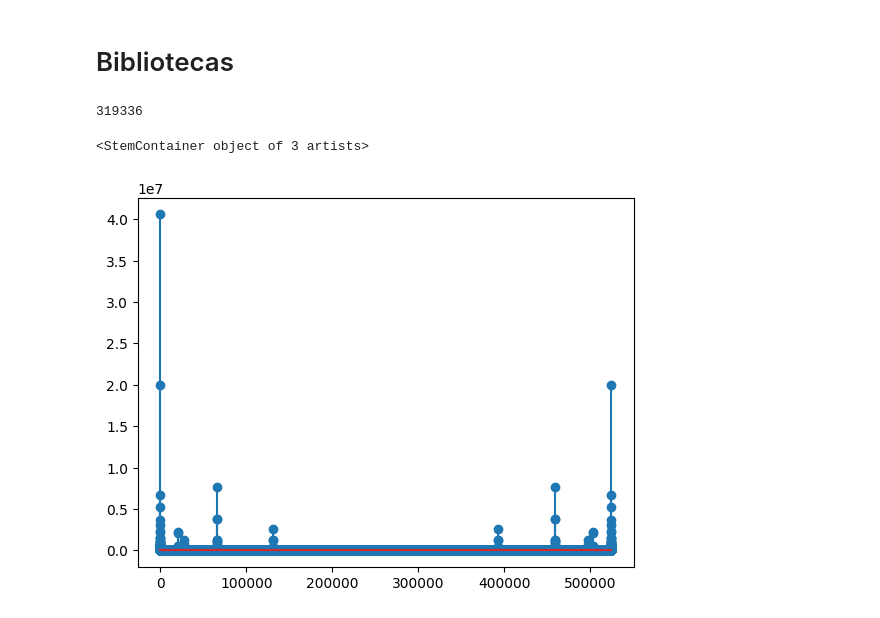
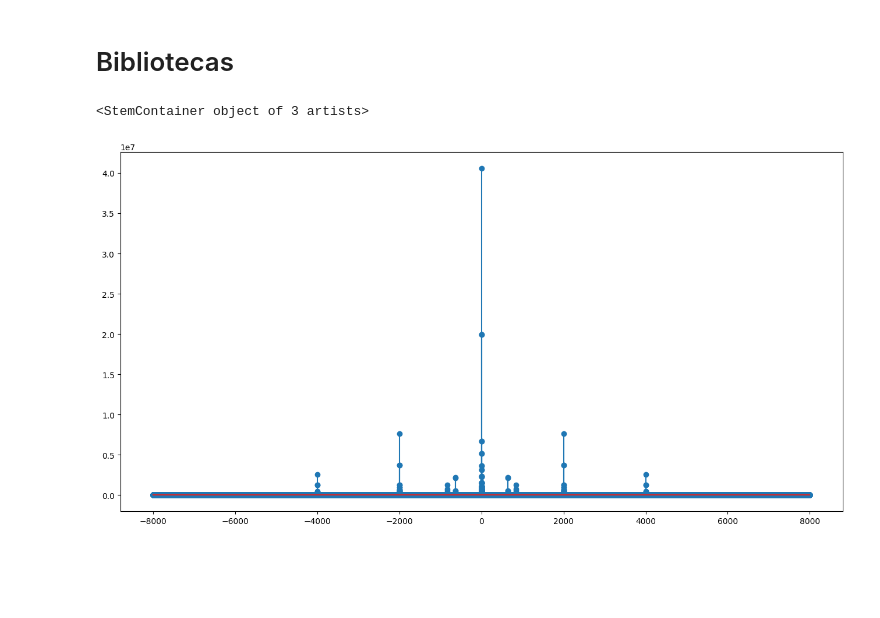
Before and after one commit to matheusloop/Processamento_Digital_de_Sinais, a Jupyter notebook: Filtros/Filttering.ipynb, the cells around one changed output. Saved outputs shown, nothing was run; the diff lists cells and outputs as text; code cells hidden in the pictures; blank space fills up the shorter version.

```diff
--- a/Filtros/Filttering.ipynb
+++ b/Filtros/Filttering.ipynb
@@ -14,9 +13,9 @@ X = myFFT(x)
-# %%
-len(x)
-# %% [output]
-319336
+# %%
+X = myFFT(x)
+X = myFFTShift(X)
 # %%
-plt.stem(np.abs(X))
+plt.figure(figsize=(16, 8))
+plt.stem(np.arange(-fs//2, fs//2, fs/len(X)),np.abs(X))
 # %% [output]
 <StemContainer object of 3 artists>
-[figure, old version]
+[figure, new version]
```
Also changed, not shown: parts of 7 cells of this notebook, 1 other file.
